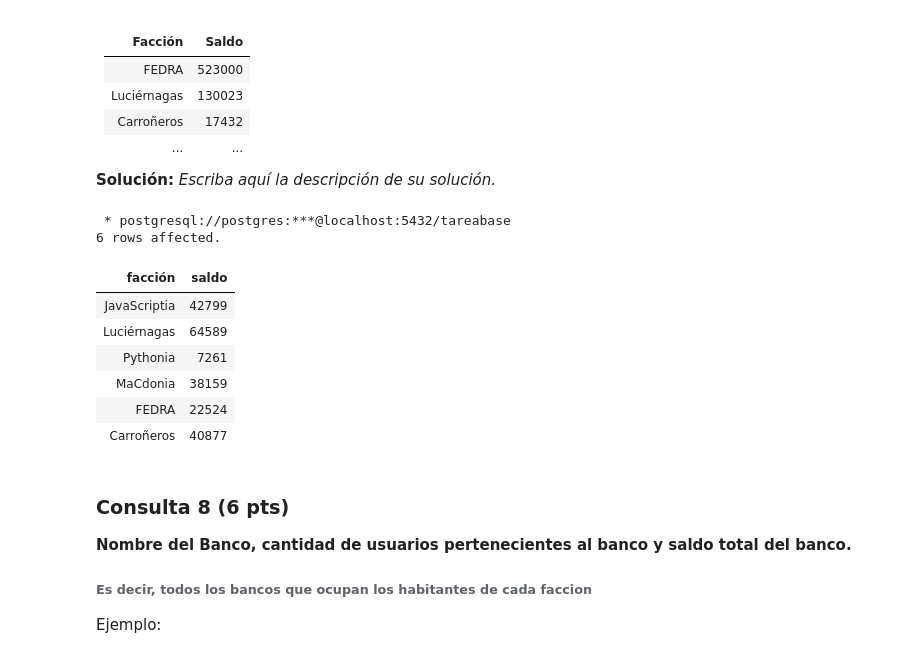
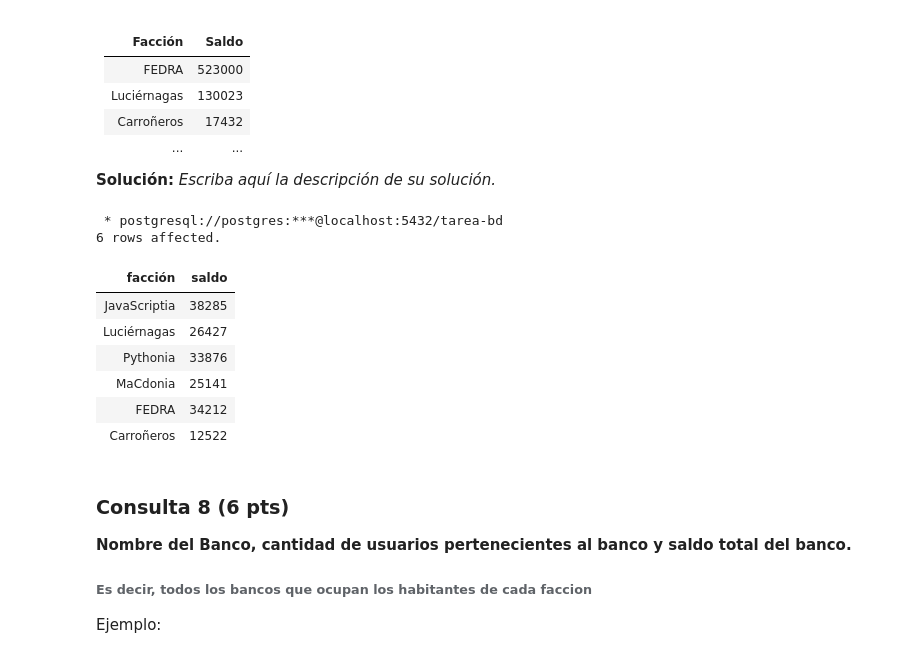
Before and after one commit to blindjamin/Tareas-Bases-de-Datos-Grupo, a Jupyter notebook: Tarea_1_BD_2023_1.ipynb, the cells around one changed output. Cells and saved outputs as stored; diff of their text form; code cells hidden in the pictures.

```diff
--- a/Tarea_1_BD_2023_1.ipynb
+++ b/Tarea_1_BD_2023_1.ipynb
@@ -80,8 +78,8 @@ Para conectarse de forma declarativa a la Base de Datos, utilice el siguiente c
 connection = psycopg2.connect(
    host="localhost",
    user="postgres",
-   dbname='tarea-bd',
-   password="benjamin11"
+   dbname='dbname',
+   password="password"
 )
 
 print(connection)
@@ -735,34 +783,36 @@ Ejemplo:
 # %%
 %%sql
 
 SELECT
-    facciones.nombre AS Facción, SUM(cuentas_bancarias.saldo) AS Saldo
+    facciones.nombre AS Facción, SUM(cuentas_bancarias.saldo) AS Saldo -- Obtenemos nombre de la faccion y con el SUM sumamos los saldos de las cuentas de todas las personas.
 
 FROM
     facciones
 
-LEFT JOIN
+INNER JOIN                                                             -- Hacemos la union de facciones a personapertenecefaccion, personas y cuentas bancarias
     persona_pertenece_faccion
-ON
+ON                                                                     --mediante la id para poder calzar a cada persona y extraer la informacion necesaria.
     facciones.id = persona_pertenece_faccion.id_faccion
 
-LEFT JOIN
+INNER JOIN
     personas
 ON persona_pertenece_faccion.id_persona = personas.id
 
-LEFT JOIN cuentas_bancarias ON personas.id = cuentas_bancarias.id_persona
+INNER JOIN
+    cuentas_bancarias
+ON personas.id = cuentas_bancarias.id_persona
 
-GROUP BY facciones.nombre;
+GROUP BY facciones.nombre;                                              -- Hacemos que la consulta quede agrupada en base al nombre de las facciones.
 # %% [output]
- * postgresql://postgres:***@localhost:5432/tareabase
+ * postgresql://postgres:***@localhost:5432/tarea-bd
 6 rows affected.
 | facción | saldo |
-| JavaScriptia | 42799 |
-| Luciérnagas | 64589 |
-| Pythonia | 7261 |
-| MaCdonia | 38159 |
-| FEDRA | 22524 |
-| Carroñeros | 40877 |
+| JavaScriptia | 38285 |
+| Luciérnagas | 26427 |
+| Pythonia | 33876 |
+| MaCdonia | 25141 |
+| FEDRA | 34212 |
+| Carroñeros | 12522 |
 # %% [markdown]
 ### Consulta 8 (6 pts)
 **Nombre del Banco, cantidad de usuarios pertenecientes al banco y saldo total del banco.**
```
Also changed, not shown: parts of 24 cells of this notebook.
